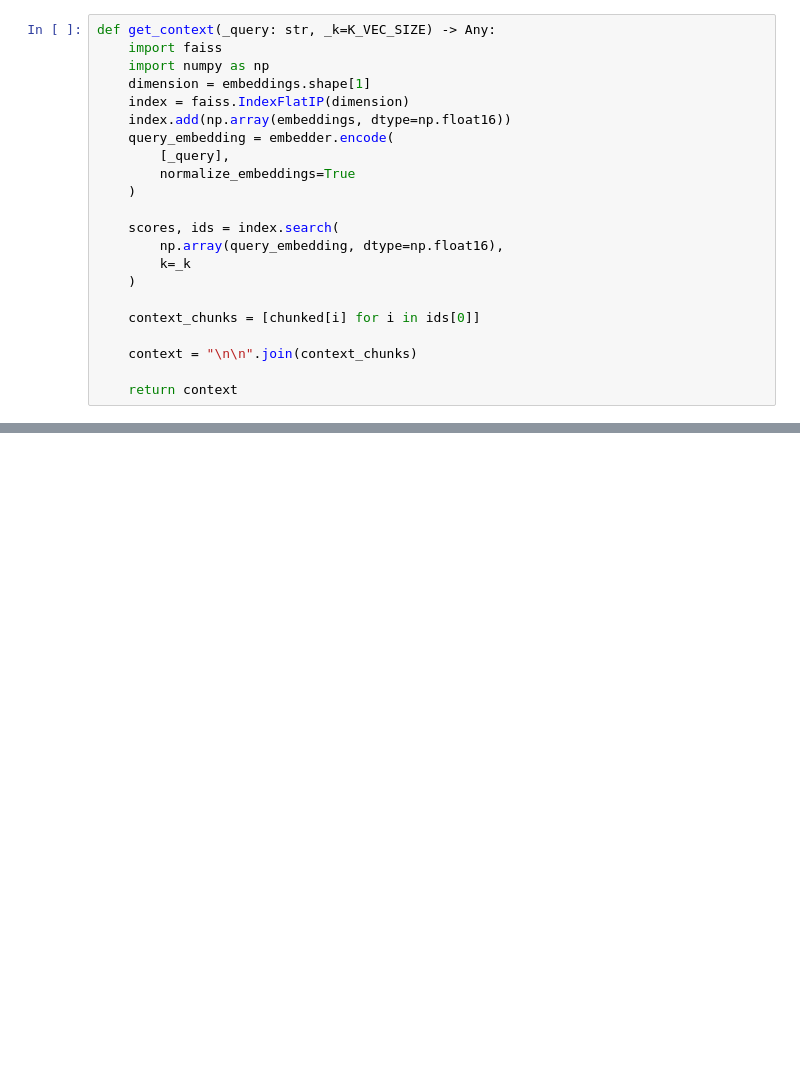
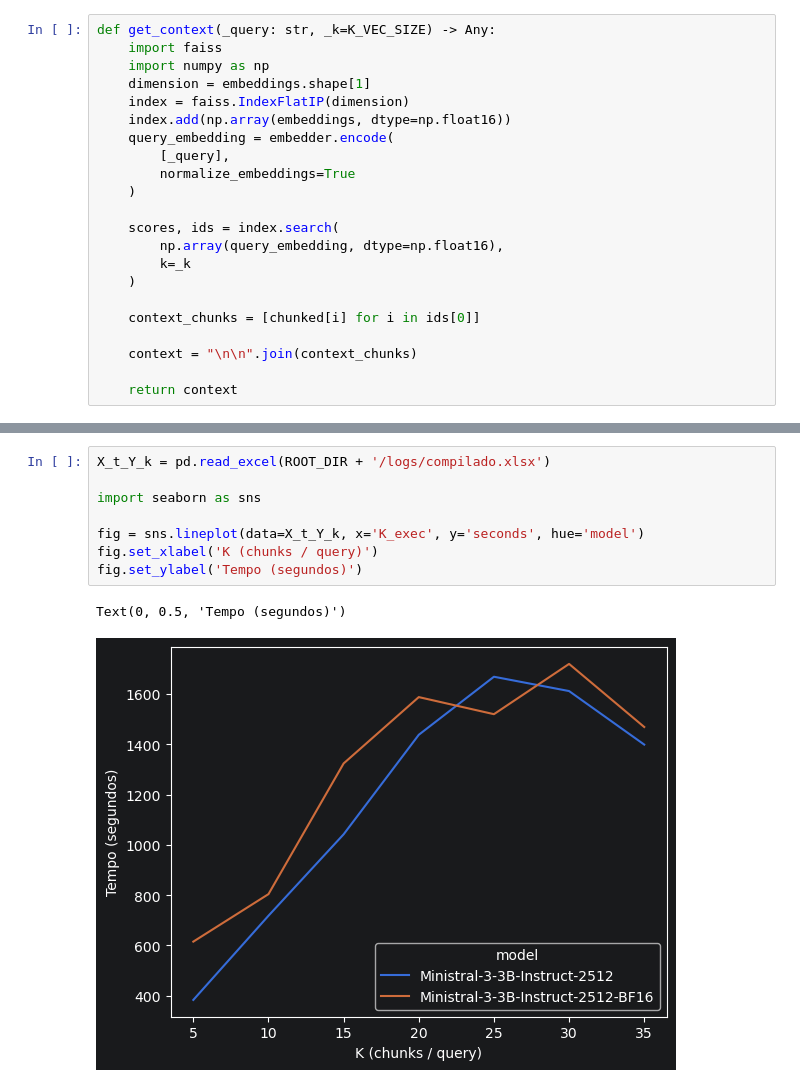
Before and after one commit to rabreu/Infnet-MIT-IA-LLM-PD_26E2_3_, a Jupyter notebook: PD_26E2_3.ipynb, the cells around one changed output, grey strips where cells are left out. Saved outputs shown, nothing was run; the diff lists cells and outputs as text; blank space fills up the shorter version.

```diff
--- a/PD_26E2_3.ipynb
+++ b/PD_26E2_3.ipynb
@@ -333,0 +197,11 @@ sns.lineplot(data=X_t_Y_k, y='Tempo', x='K', )
+# %%
+X_t_Y_k = pd.read_excel(ROOT_DIR + '/logs/compilado.xlsx')
+
+import seaborn as sns
+
+fig = sns.lineplot(data=X_t_Y_k, x='K_exec', y='seconds', hue='model')
+fig.set_xlabel('K (chunks / query)')
+fig.set_ylabel('Tempo (segundos)')
+# %% [output]
+Text(0, 0.5, 'Tempo (segundos)')
+[figure, added]
```
Also changed, not shown: parts of 62 cells of this notebook.
